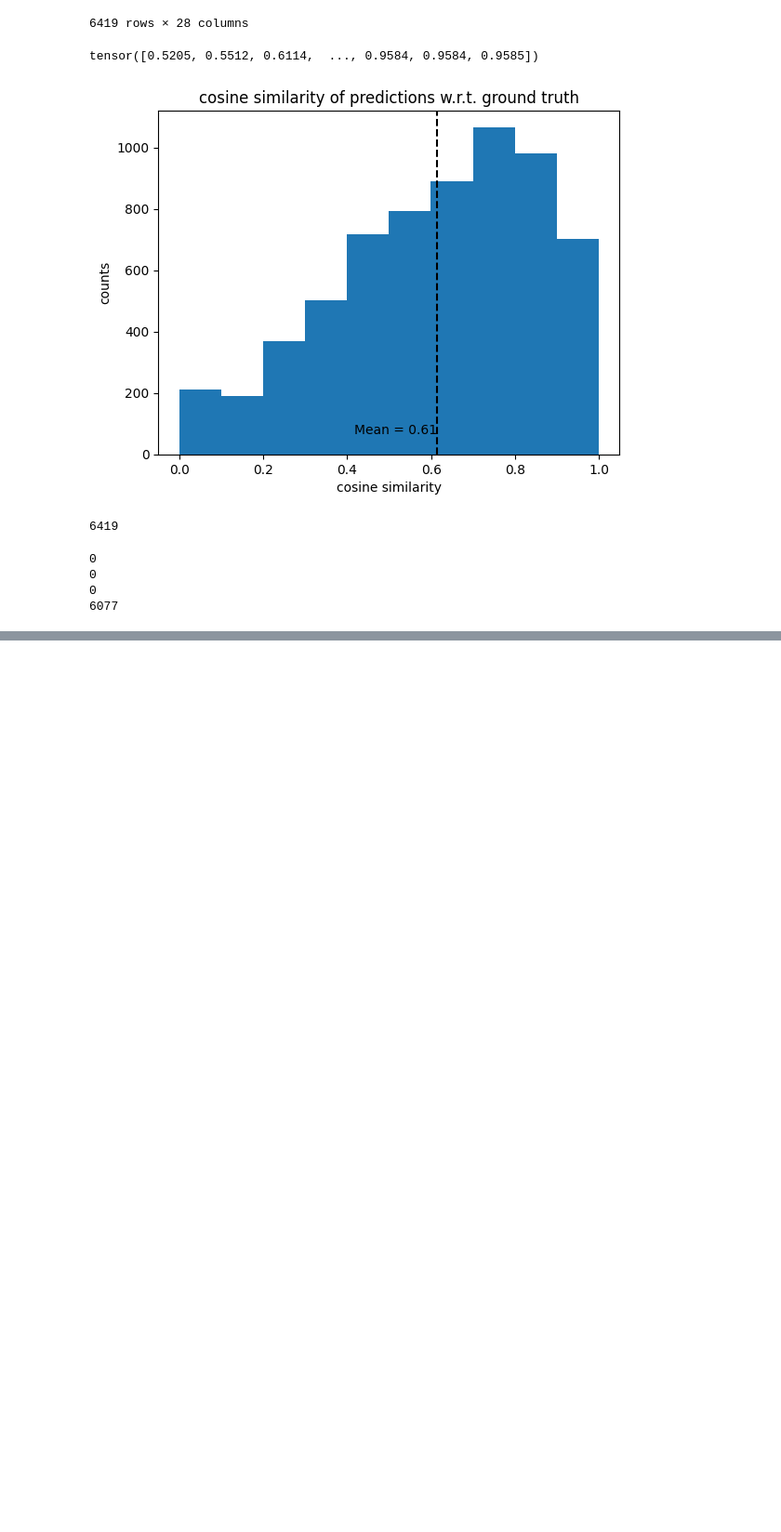
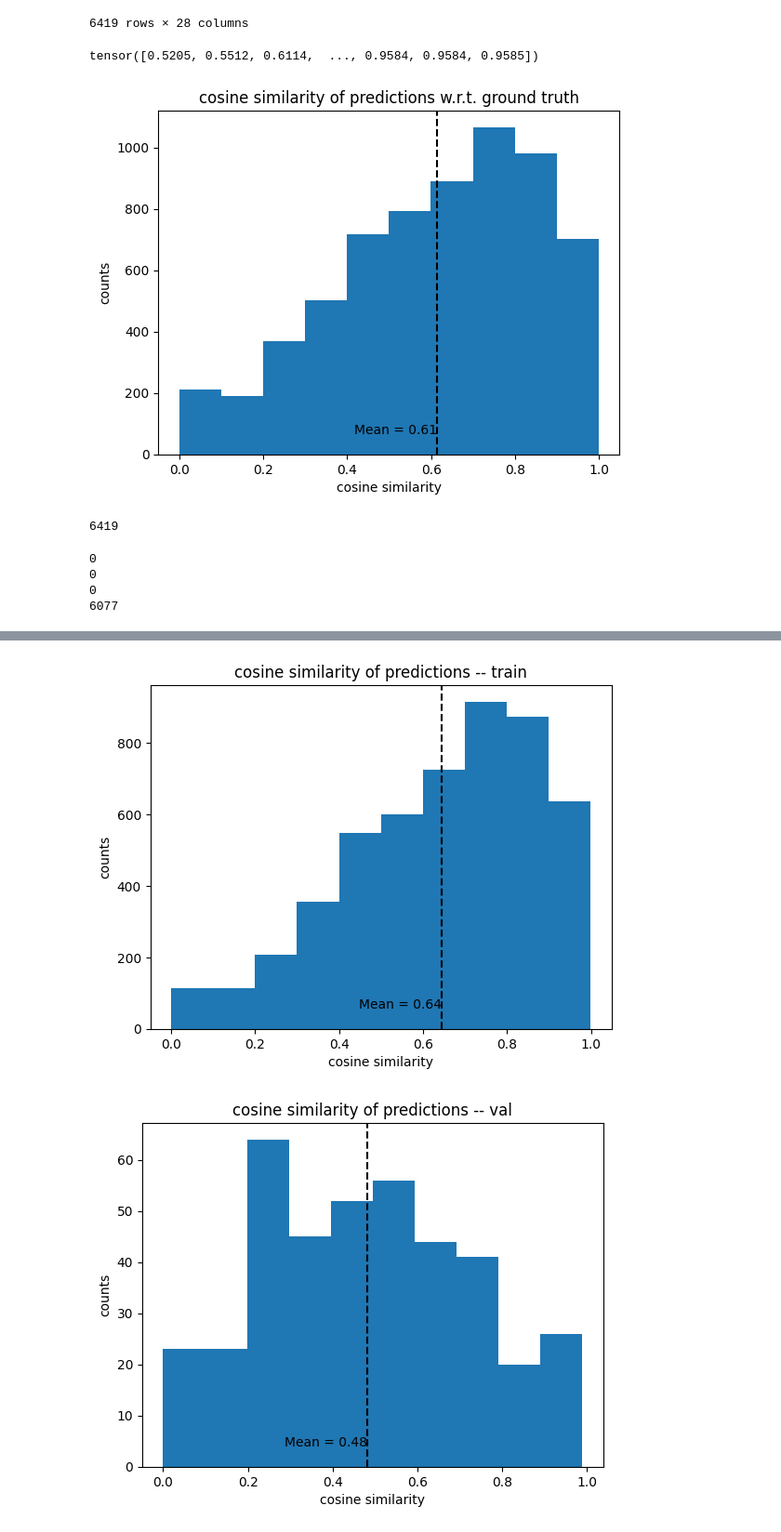
Before and after one commit to LZhang98/fragnnet, a Jupyter notebook: notebooks/inference/evaluate_inference_output.ipynb, the cells around one changed output, grey strips where cells are left out. Shown at 93% size. Saved outputs shown, nothing was run; the diff lists cells and outputs as text; code cells hidden in the pictures; blank space fills up the shorter version.

Commit message:
three summary histograms

```diff
--- a/notebooks/inference/evaluate_inference_output.ipynb
+++ b/notebooks/inference/evaluate_inference_output.ipynb
@@ -268,7 +268,7 @@ def batch_then_sim(df):
 def summarize_df(result_df, test_ids, train_ids, val_ids):
 
     result_df['train'] = result_df['nist20_mol_id'].map(lambda x: x in train_ids)
-    result_df['val'] = result_df['nist_20_mol_id'].map(lambda x: x in val_ids)
+    result_df['val'] = result_df['nist20_mol_id'].map(lambda x: x in val_ids)
     result_df['test'] = result_df['nist20_mol_id'].map(lambda x: x in test_ids)
 
     train = result_df.loc[result_df['train']]
@@ -287,3 +287,6 @@ def summarize_df(result_df, test_ids, train_ids, val_ids):
         'test_sims': test_sim,
         'test_mean': test_sim.mean(),
     }
+
+result_d = summarize_df(result_df=mapped_result, train_ids=train_mol_ids, test_ids=test_mol_ids, val_ids=val_mol_ids)
+result_d
@@ -289,0 +311,30 @@ def summarize_df(result_df, test_ids, train_ids, val_ids):
+# %%
+def draw_sim_hist(sims, partition):
+    import matplotlib.pyplot as plt
+
+    mean = sims.mean()
+    fig, ax = plt.subplots()
+    ax.hist(sims, bins=10)
+    mean = sims.mean()
+    ax.axvline(mean, linestyle="--", color='black')
+    # Label next to the mean line, near the bottom
+    ymin, ymax = ax.get_ylim()
+    ax.text(
+        mean,
+        ymin + 0.05 * (ymax - ymin),
+        f"Mean = {mean:.2f}",
+        color='black',
+        va="bottom",
+        ha="right",
+    )
+    ax.set_xlabel("cosine similarity")
+    ax.set_ylabel("counts")
+    ax.set_title(f"cosine similarity of predictions -- {partition}")
+    plt.show()
+
+draw_sim_hist(result_d['train_sims'], 'train')
+draw_sim_hist(result_d['val_sims'], 'val')
+draw_sim_hist(result_d['test_sims'], 'test')
+# %% [output]
+[figure, added]
+[figure, added]
```
Also changed, not shown: parts of 2 cells of this notebook.
